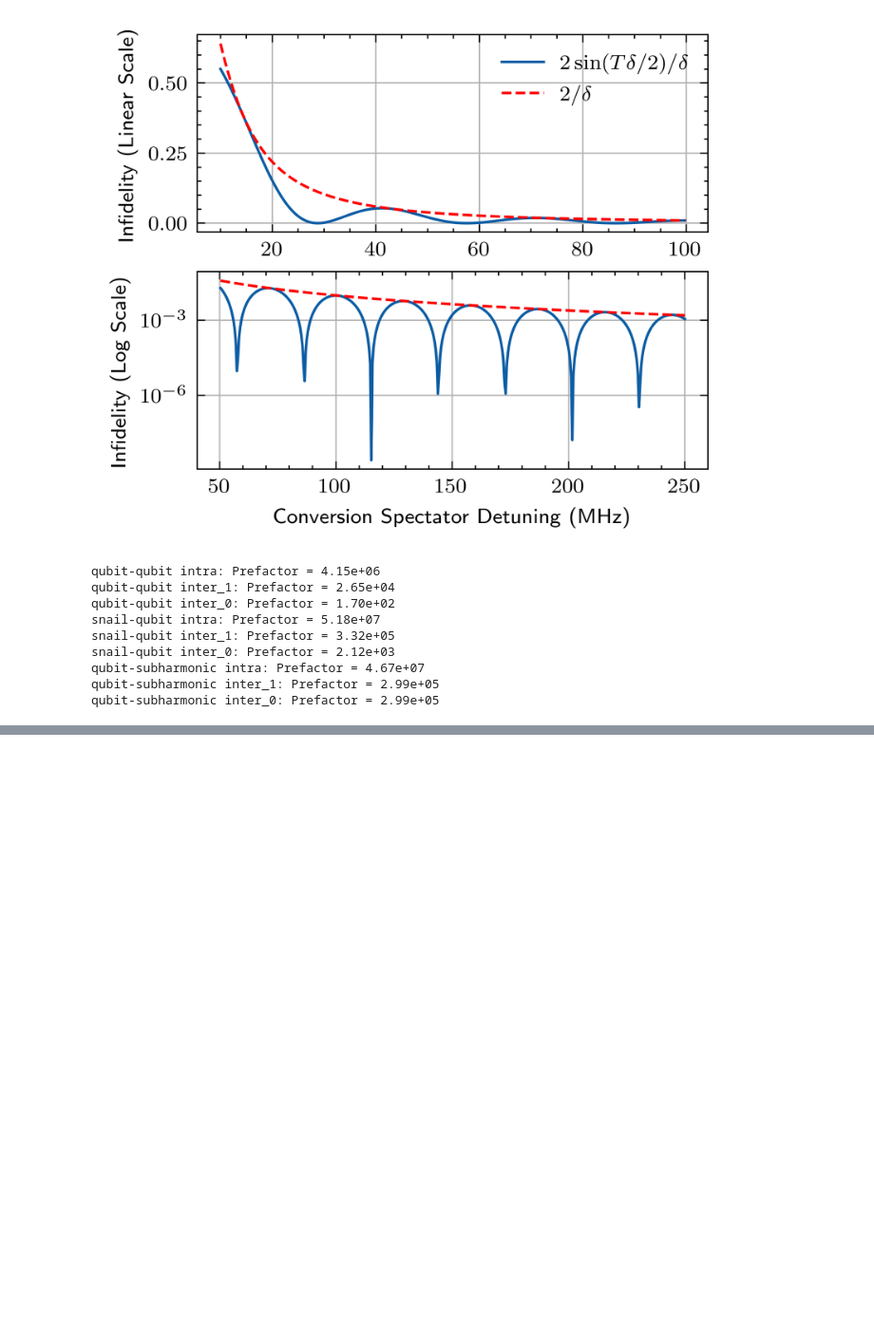
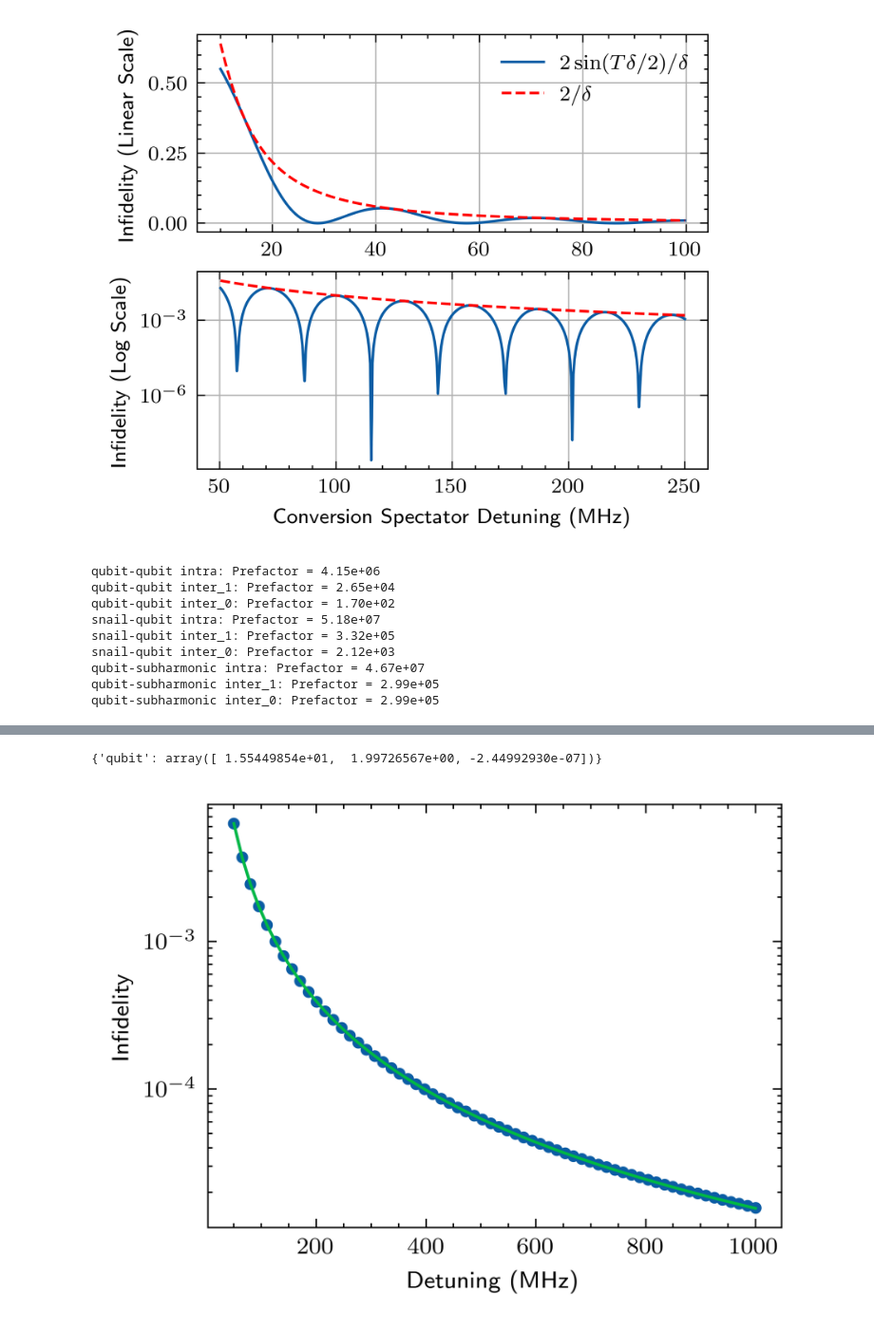
Before and after one commit to PITT-HATLAB/corral_crowding, a Jupyter notebook: src/notebooks/01_qubit_spectator.ipynb, the cells around one changed output, grey strips where cells are left out. Shown at 95% size. Drawn from its saved outputs; the diff is of its cells as text; code cells hidden in the pictures; blank space fills up the shorter version.

```diff
--- a/src/notebooks/01_qubit_spectator.ipynb
+++ b/src/notebooks/01_qubit_spectator.ipynb
@@ -494 +636,50 @@ plt.show()
+# %%
+from scipy.optimize import curve_fit
+
+
+# Fit function for infidelity as a function of detuning
+def power_law_fit(detuning, a, b, c):
+    return a * (detuning**-b) + c
+
+
+# Fit parameters for each interaction term
+fit_params_results = {}
+for label, fidelity_list in fidelity_results.items():
+    detuning = np.array(detuning_list)  # MHz
+    infidelities = np.array(fidelity_list)
+    # Initial guess: [a, b, c]
+    # p0 = [500, 2, 0]  # [1, 1, 0]  # a: amplitude, b: exponent, c: vertical offset
+    # Perform curve fitting
+    params, cov = curve_fit(power_law_fit, detuning, infidelities, p0=p0)
+    fit_params_results[label] = params
+
+# plot the fitted curves
+with plt.style.context(["ieee", "use_mathtext", "science"]):
+    fig, ax = plt.subplots(figsize=(3.5, 2.6))
+
+    for label, fidelities in fidelity_results.items():
+        ax.plot(detuning_list, fidelities, label=label, marker=".")
+
+    # Plot the fitted curves
+    for label, params in fit_params_results.items():
+        fit_curve = power_law_fit(detuning_list, *params)
+        ax.plot(detuning_list, fit_curve, label=f"{label} (fit)")
+
+    ax.set_xlabel("Detuning (MHz)")
+    ax.set_ylabel("Infidelity")
+    ax.set_yscale("log")
+    # ax.legend(
+    #     loc="upper center",
+    #     bbox_to_anchor=(0.5, -0.2),
+    #     ncol=2,
+    #     fontsize=10,
+    #     columnspacing=0.5,
+    # )
+    # fig.savefig("fidelity_vs_terms_fits.pdf", bbox_inches="tight")
+
+# Display the fitting parameters for each curve
+fit_params_results
+# %% [output]
+{'qubit': array([ 1.55449854e+01,  1.99726567e+00, -2.44992930e-07])}
+[figure, added]
 # %%
```
Also changed, not shown: parts of 9 cells of this notebook, 3 other files.
